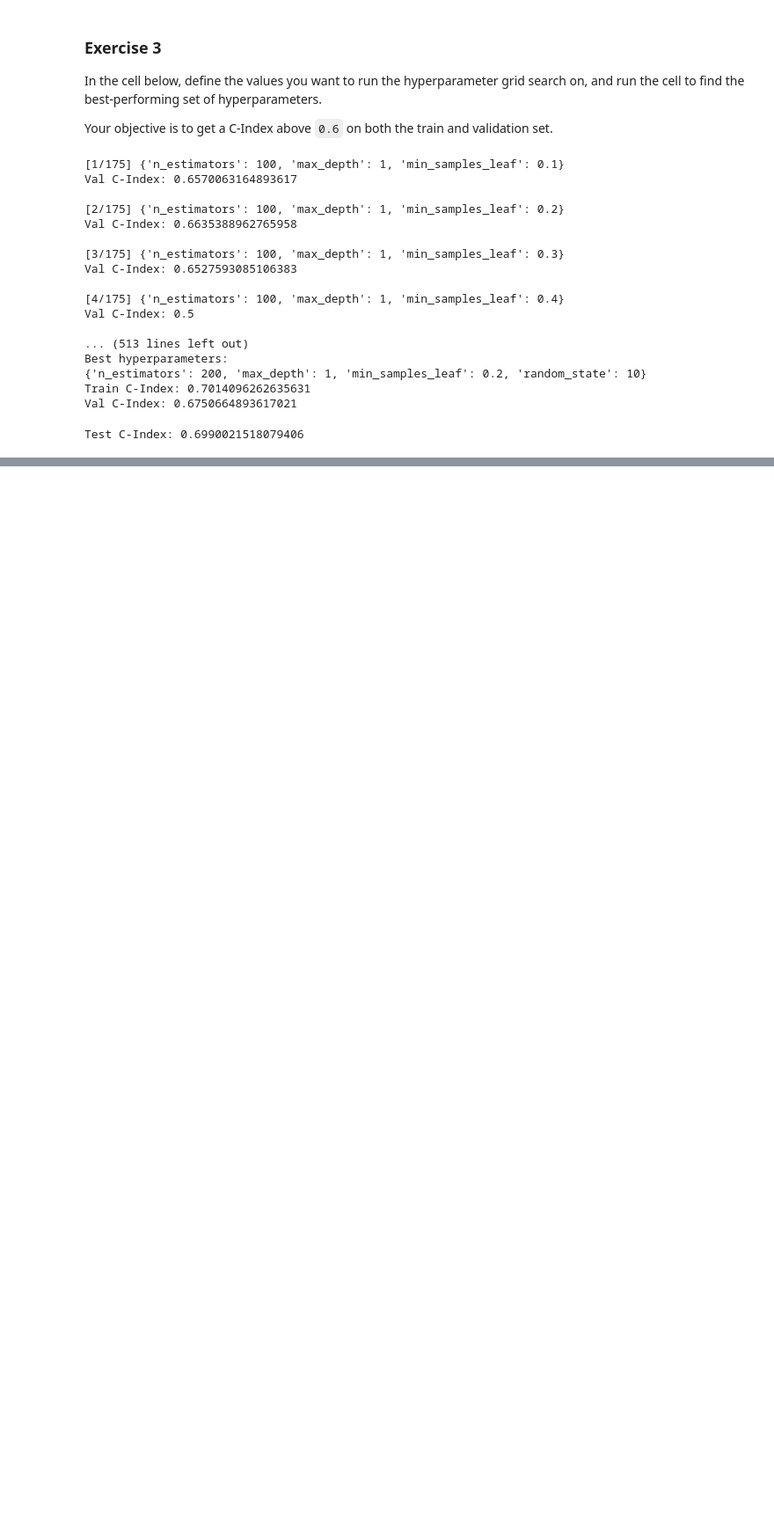
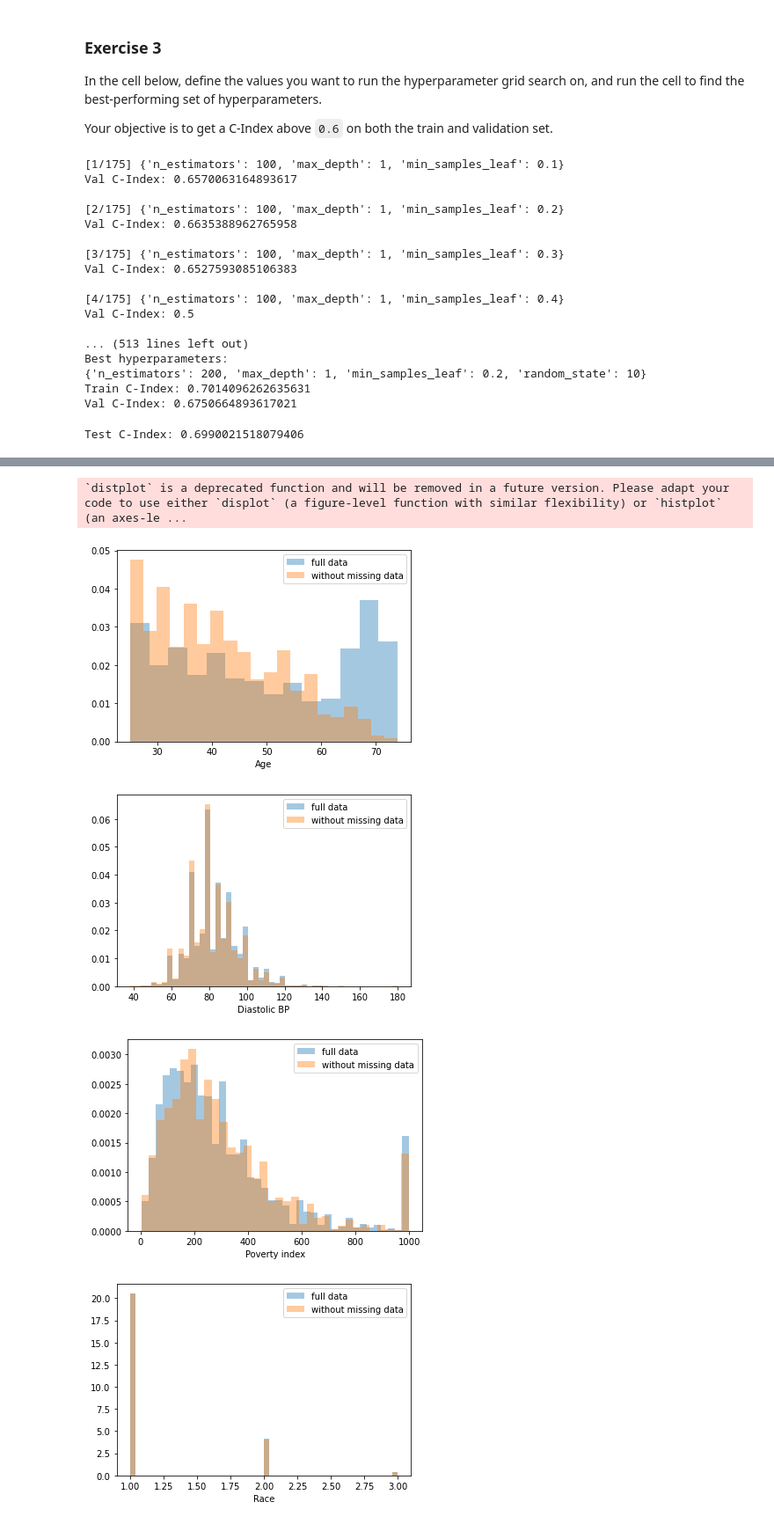
Before and after one commit to siripragadashashank/AI_Medicine_Specialization, a Jupyter notebook: AI_For_Medical_Prognosis/Week2/Risk Modelling using Tree-based Models.ipynb, the cells around one changed output, grey strips where cells are left out. Shown at 88% size. Drawn from its saved outputs; the diff is of its cells as text; code cells hidden in the pictures; blank space fills up the shorter version.

```diff
--- a/AI_For_Medical_Prognosis/Week2/Risk Modelling using Tree-based Models.ipynb
+++ b/AI_For_Medical_Prognosis/Week2/Risk Modelling using Tree-based Models.ipynb
@@ -431,0 +439,17 @@ Test C-Index: 0.6990021518079406
+# %%
+dropped_rows = X_train[X_train.isnull().any(axis=1)]
+
+columns_except_Systolic_BP = [col for col in X_train.columns if col not in ['Systolic BP']]
+
+for col in columns_except_Systolic_BP:
+    sns.distplot(X_train.loc[:, col], norm_hist=True, kde=False, label='full data')
+    sns.distplot(dropped_rows.loc[:, col], norm_hist=True, kde=False, label='without missing data')
+    plt.legend()
+
+    plt.show()
+# %% [output]
+`distplot` is a deprecated function and will be removed in a future version. Please adapt your code to use either `displot` (a figure-level function with similar flexibility) or `histplot` (an axes-le ...
+[figure, added]
+[figure, added]
+[figure, added]
+[figure, added]
```
Also changed, not shown: parts of 30 cells of this notebook.
